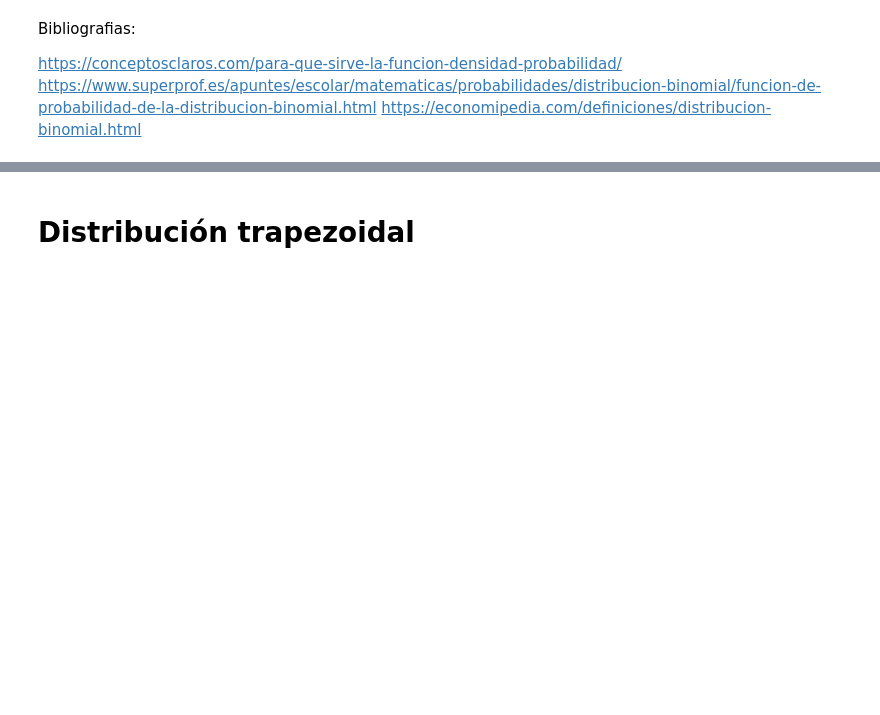
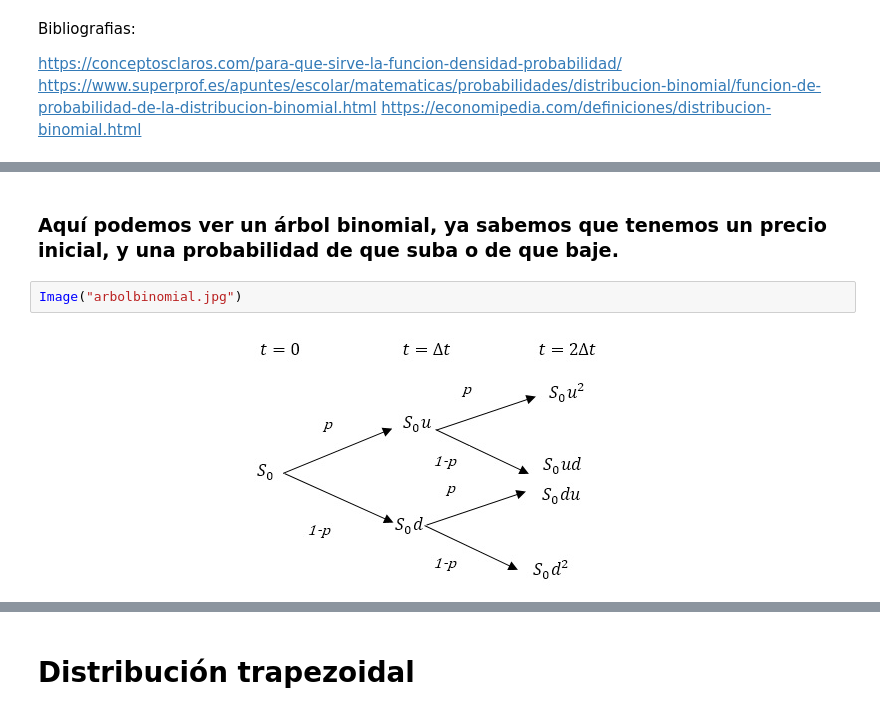
Before and after one commit to Julio99olaf/Pagina-distribucion, a Jupyter notebook: Distribuciones .ipynb, the cells around one changed output, grey strips where cells are left out. Saved outputs shown, nothing was run; the diff lists cells and outputs as text; blank space fills up the shorter version.

```diff
--- a/Distribuciones .ipynb
+++ b/Distribuciones .ipynb
@@ -155,0 +165,6 @@ https://economipedia.com/definiciones/distribucion-binomial.html
+# %% [markdown]
+### Aquí podemos ver un árbol binomial, ya sabemos que tenemos un precio inicial, y una probabilidad de que suba o de que baje.
+# %%
+Image("arbolbinomial.jpg")
+# %% [output]
+[figure, added]
```
Also changed, not shown: parts of 6 cells of this notebook, 1 other file.
